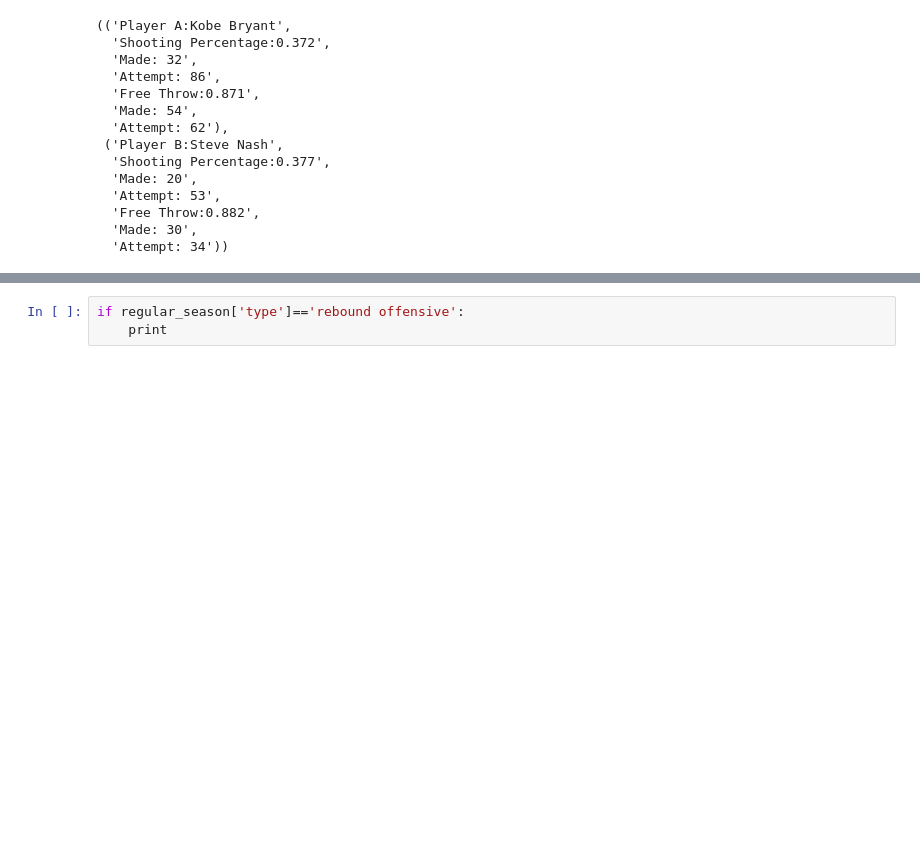
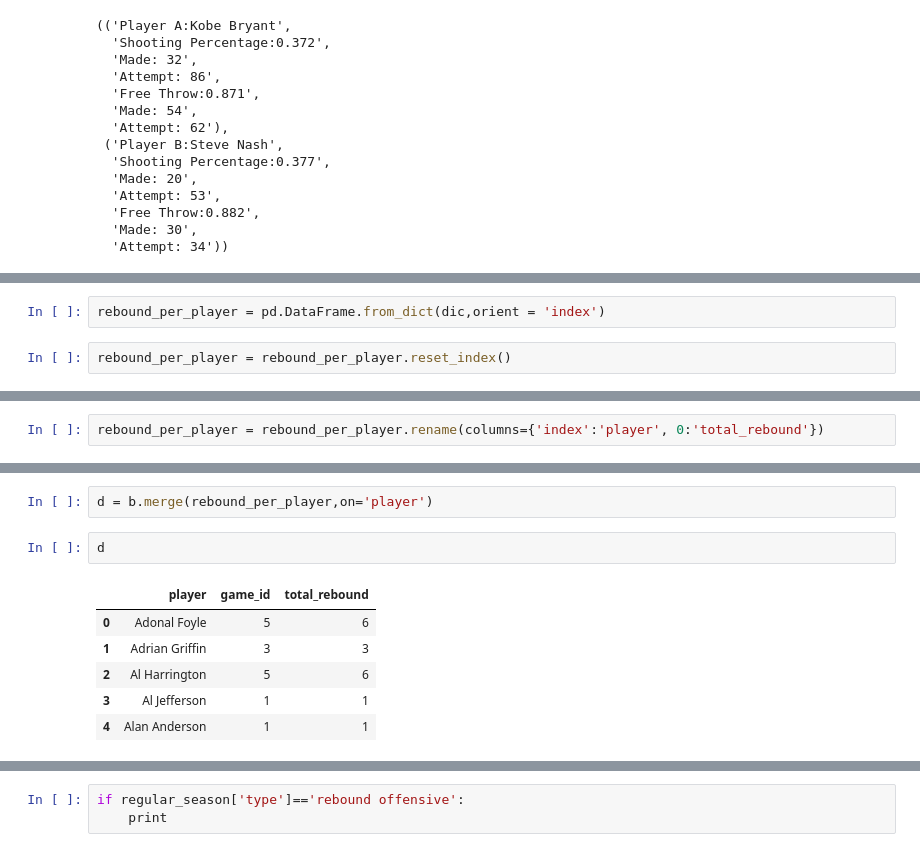
Before and after one commit to deepakchandi/clutch-baller, a Jupyter notebook: Practice(05-06 season).ipynb, the cells around one changed output, grey strips where cells are left out. Saved outputs shown, nothing was run; the diff lists cells and outputs as text; blank space fills up the shorter version.

```diff
--- a/Practice(05-06 season).ipynb
+++ b/Practice(05-06 season).ipynb
@@ -166,0 +258,4 @@ regular_season.head()
+# %%
+rebound_per_player = pd.DataFrame.from_dict(dic,orient = 'index')
+# %%
+rebound_per_player = rebound_per_player.reset_index()
@@ -166,0 +271,2 @@ regular_season.head()
+# %%
+rebound_per_player = rebound_per_player.rename(columns={'index':'player', 0:'total_rebound'})
@@ -166,0 +282,11 @@ regular_season.head()
+# %%
+d = b.merge(rebound_per_player,on='player')
+# %%
+d
+# %% [output]
+|  | player | game_id | total_rebound |
+| 0 | Adonal Foyle | 5 | 6 |
+| 1 | Adrian Griffin | 3 | 3 |
+| 2 | Al Harrington | 5 | 6 |
+| 3 | Al Jefferson | 1 | 1 |
+| 4 | Alan Anderson | 1 | 1 |
```
Also changed, not shown: parts of 18 cells of this notebook.
